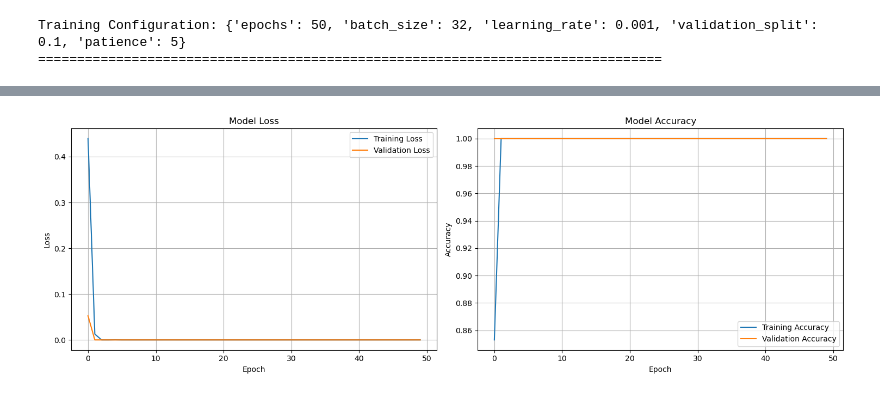
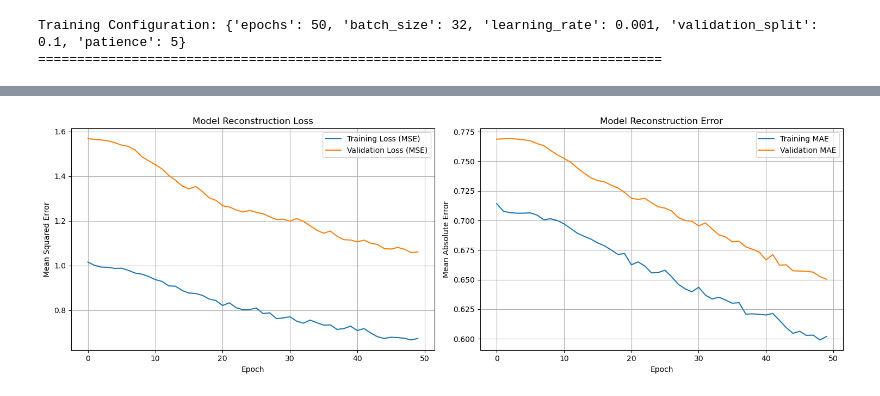
Before and after one commit to nonadiary/quantum-autoencoder-fraud-detection, a Jupyter notebook: CNN.ipynb, the cells around one changed output, grey strips where cells are left out. Drawn from its saved outputs; the diff is of its cells as text; code cells hidden in the pictures.

```diff
--- a/CNN.ipynb
+++ b/CNN.ipynb
@@ -224,13 +280,13 @@ def train_cnn_model():
     }
 # %%
-# 모델 학습
+# One-Class CNN 모델 학습
 results = {}
 try:
-    cnn_result = train_cnn_model()
-    results['cnn'] = cnn_result
-    print(f"✓ CNN strategy completed successfully")
+    one_class_cnn_result = train_one_class_cnn_model()
+    results['one_class_cnn'] = one_class_cnn_result
+    print(f"✓ One-Class CNN strategy completed successfully")
 except Exception as e:
-    print(f"✗ CNN strategy failed: {str(e)}")
-    results['cnn'] = {'error': str(e)}
+    print(f"✗ One-Class CNN strategy failed: {str(e)}")
+    results['one_class_cnn'] = {'error': str(e)}
 # %% [output]
 ============================================================
@@ -277,38 +333,63 @@ Trained on 378 normal transactions only
 # %%
 # 학습 과정 시각화
 def plot_training_history(history):
     """
     모델 학습 과정을 시각화하는 함수
 
     Args:
         history: 모델 학습 결과 히스토리 객체
     """
     fig, axes = plt.subplots(1, 2, figsize=(15, 5))
 
     # Loss 그래프
-    axes[0].plot(history.history['loss'], label='Training Loss')
-    axes[0].plot(history.history['val_loss'], label='Validation Loss')
-    axes[0].set_title('Model Loss')
+    axes[0].plot(history.history['loss'], label='Training Loss (MSE)')
+    axes[0].plot(history.history['val_loss'], label='Validation Loss (MSE)')
+    axes[0].set_title('Model Reconstruction Loss')
     axes[0].set_xlabel('Epoch')
-    axes[0].set_ylabel('Loss')
+    axes[0].set_ylabel('Mean Squared Error')
     axes[0].legend()
     axes[0].grid(True)
 
-    # Accuracy 그래프
-    axes[1].plot(history.history['accuracy'], label='Training Accuracy')
-    axes[1].plot(history.history['val_accuracy'], label='Validation Accuracy')
-    axes[1].set_title('Model Accuracy')
+    # MAE 그래프
+    axes[1].plot(history.history['mae'], label='Training MAE')
+    axes[1].plot(history.history['val_mae'], label='Validation MAE')
+    axes[1].set_title('Model Reconstruction Error')
     axes[1].set_xlabel('Epoch')
-    axes[1].set_ylabel('Accuracy')
+    axes[1].set_ylabel('Mean Absolute Error')
     axes[1].legend()
     axes[1].grid(True)
 
     plt.tight_layout()
     plt.show()
 
+def plot_reconstruction_errors(normal_errors, fraud_errors, threshold):
+    """
+    재구성 오차 분포를 시각화하는 함수
+
+    Args:
+        normal_errors: 정상 거래의 재구성 오차
+        fraud_errors: 사기 거래의 재구성 오차
+        threshold: 이상 탐지 임계값
+    """
+    plt.figure(figsize=(12, 6))
+
+    # 히스토그램 그리기
+    plt.hist(normal_errors, bins=50, alpha=0.7, label='Normal Transactions', color='blue', density=True)
+    plt.hist(fraud_errors, bins=50, alpha=0.7, label='Fraud Transactions', color='red', density=True)
+
+    # 임계값 선 그리기
+    plt.axvline(threshold, color='green', linestyle='--', linewidth=2, label=f'Threshold: {threshold:.6f}')
+
+    plt.xlabel('Reconstruction Error')
+    plt.ylabel('Density')
+    plt.title('Distribution of Reconstruction Errors')
+    plt.legend()
+    plt.grid(True, alpha=0.3)
+    plt.show()
+
 # 학습 과정 시각화 (학습이 성공적으로 완료된 경우)
-if 'error' not in results['cnn']:
-    plot_training_history(results['cnn']['history'])
+if 'error' not in results['one_class_cnn']:
+    plot_training_history(results['one_class_cnn']['history'])
 # %% [output]
-[figure, old version]
+[figure, new version]
 # %%
```
Also changed, not shown: parts of 7 cells of this notebook, 3 other files.
